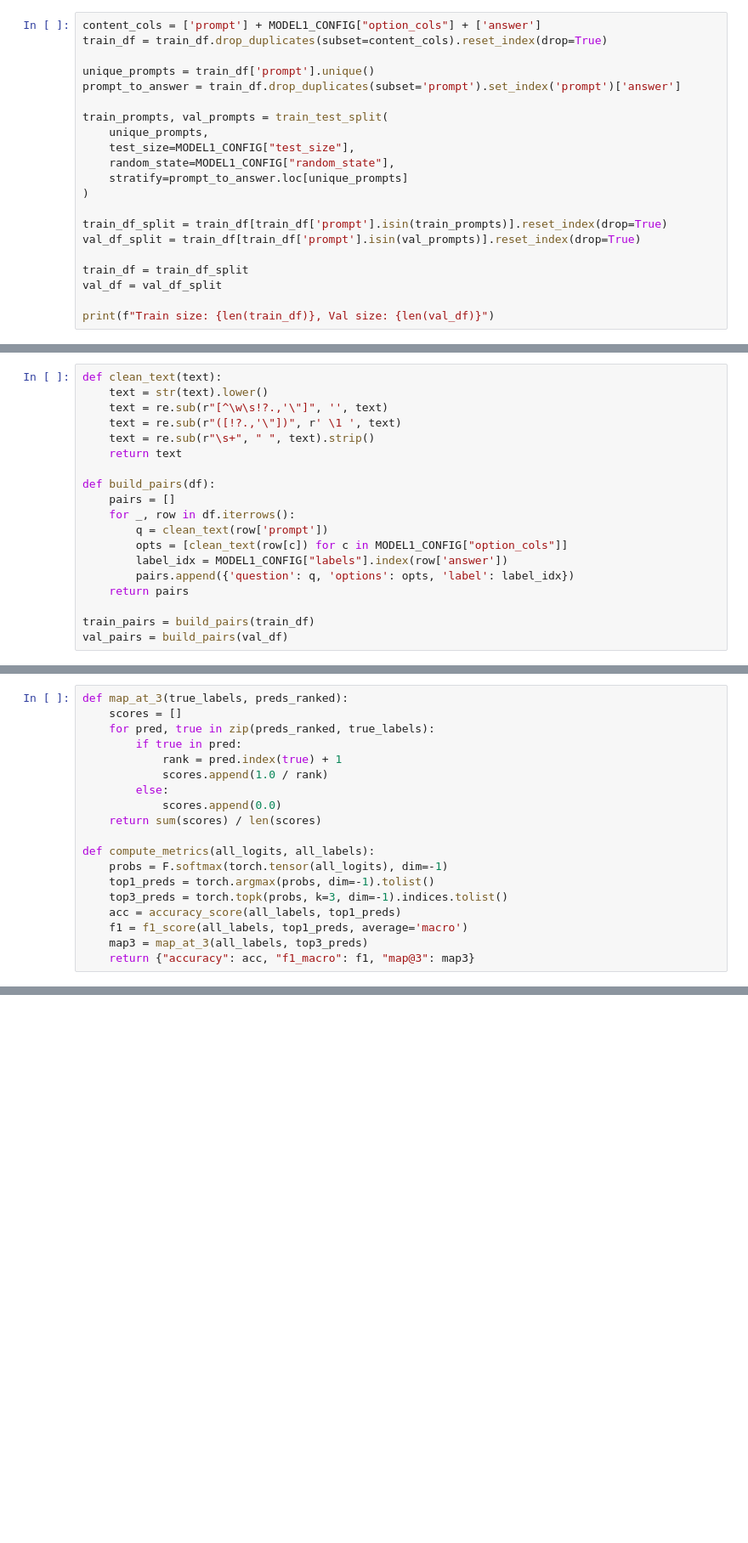
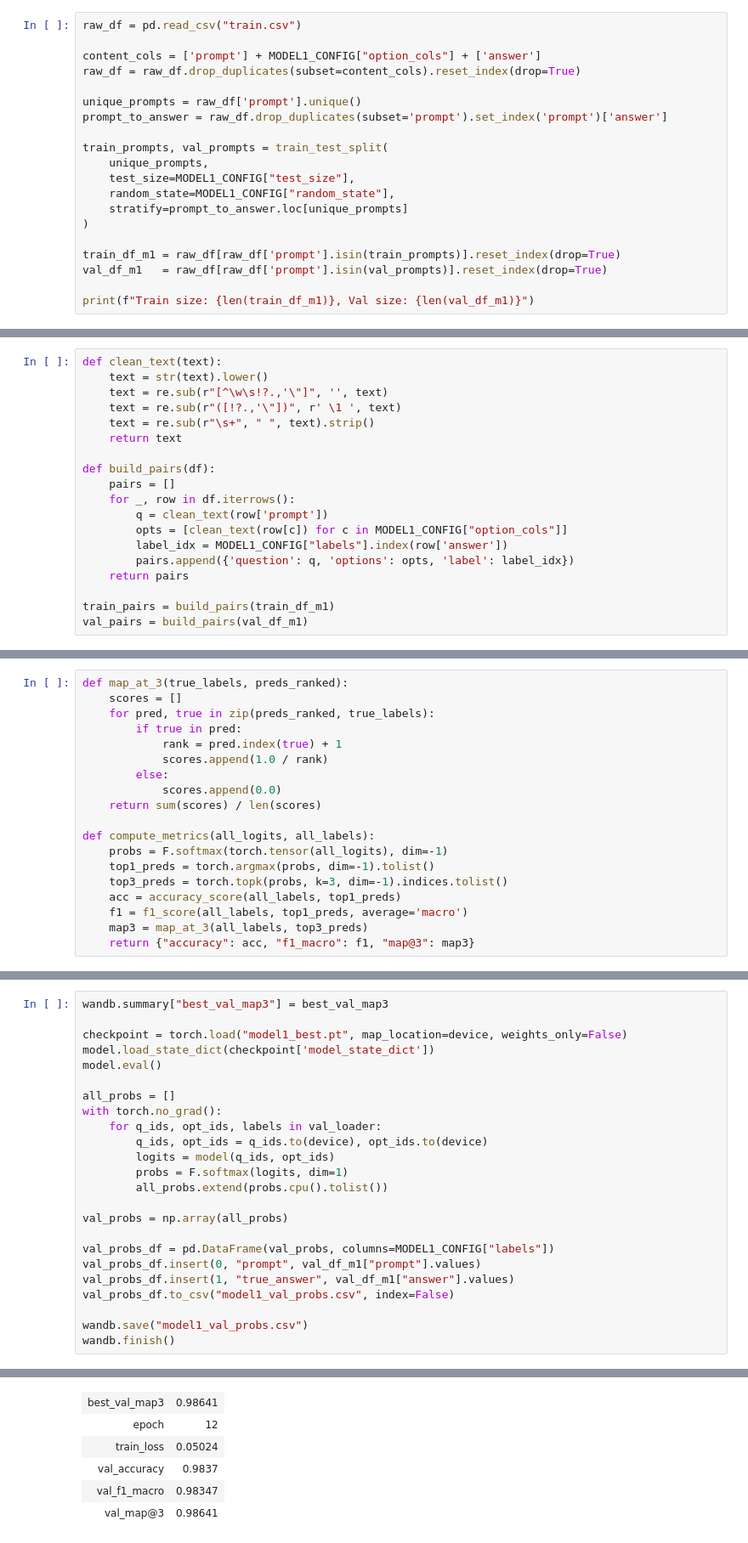
Before and after one commit to 23f3001593/dl-genai-project, a Jupyter notebook: notebooks/main.ipynb, the cells around one changed output, grey strips where cells are left out. Shown at 85% size. Cells and saved outputs as stored; diff of their text form; blank space fills up the shorter version.

```diff
--- a/notebooks/main.ipynb
+++ b/notebooks/main.ipynb
@@ -277,11 +301,13 @@ plt.show()
 # %% [markdown]
 ### Training-Validation Split
 # %%
+raw_df = pd.read_csv("train.csv")
+
 content_cols = ['prompt'] + MODEL1_CONFIG["option_cols"] + ['answer']
-train_df = train_df.drop_duplicates(subset=content_cols).reset_index(drop=True)
+raw_df = raw_df.drop_duplicates(subset=content_cols).reset_index(drop=True)
 
-unique_prompts = train_df['prompt'].unique()
-prompt_to_answer = train_df.drop_duplicates(subset='prompt').set_index('prompt')['answer']
+unique_prompts = raw_df['prompt'].unique()
+prompt_to_answer = raw_df.drop_duplicates(subset='prompt').set_index('prompt')['answer']
 
 train_prompts, val_prompts = train_test_split(
     unique_prompts,
@@ -290,13 +316,10 @@ train_prompts, val_prompts = train_test_split(
     stratify=prompt_to_answer.loc[unique_prompts]
 )
 
-train_df_split = train_df[train_df['prompt'].isin(train_prompts)].reset_index(drop=True)
-val_df_split = train_df[train_df['prompt'].isin(val_prompts)].reset_index(drop=True)
+train_df_m1 = raw_df[raw_df['prompt'].isin(train_prompts)].reset_index(drop=True)
+val_df_m1   = raw_df[raw_df['prompt'].isin(val_prompts)].reset_index(drop=True)
 
-train_df = train_df_split
-val_df = val_df_split
-
-print(f"Train size: {len(train_df)}, Val size: {len(val_df)}")
+print(f"Train size: {len(train_df_m1)}, Val size: {len(val_df_m1)}")
 # %% [output]
 Train size: 1449, Val size: 368
 # %% [markdown]
@@ -318,8 +341,8 @@ def build_pairs(df):
         pairs.append({'question': q, 'options': opts, 'label': label_idx})
     return pairs
 
-train_pairs = build_pairs(train_df)
-val_pairs = build_pairs(val_df)
+train_pairs = build_pairs(train_df_m1)
+val_pairs = build_pairs(val_df_m1)
 # %% [markdown]
 ### Tokenization
 # %%
@@ -593,0 +607,25 @@ Run summary:
+# %%
+wandb.summary["best_val_map3"] = best_val_map3
+
+checkpoint = torch.load("model1_best.pt", map_location=device, weights_only=False)
+model.load_state_dict(checkpoint['model_state_dict'])
+model.eval()
+
+all_probs = []
+with torch.no_grad():
+    for q_ids, opt_ids, labels in val_loader:
+        q_ids, opt_ids = q_ids.to(device), opt_ids.to(device)
+        logits = model(q_ids, opt_ids)
+        probs = F.softmax(logits, dim=1)
+        all_probs.extend(probs.cpu().tolist())
+
+val_probs = np.array(all_probs)
+
+val_probs_df = pd.DataFrame(val_probs, columns=MODEL1_CONFIG["labels"])
+val_probs_df.insert(0, "prompt", val_df_m1["prompt"].values)
+val_probs_df.insert(1, "true_answer", val_df_m1["answer"].values)
+val_probs_df.to_csv("model1_val_probs.csv", index=False)
+
+wandb.save("model1_val_probs.csv")
+wandb.finish()
+# %% [output]
@@ -593,0 +641,6 @@ Run summary:
+| best_val_map3 | 0.98641 |
+| epoch | 12 |
+| train_loss | 0.05024 |
+| val_accuracy | 0.9837 |
+| val_f1_macro | 0.98347 |
+| val_map@3 | 0.98641 |
```
Also changed, not shown: parts of 31 cells of this notebook, 5 other files.
